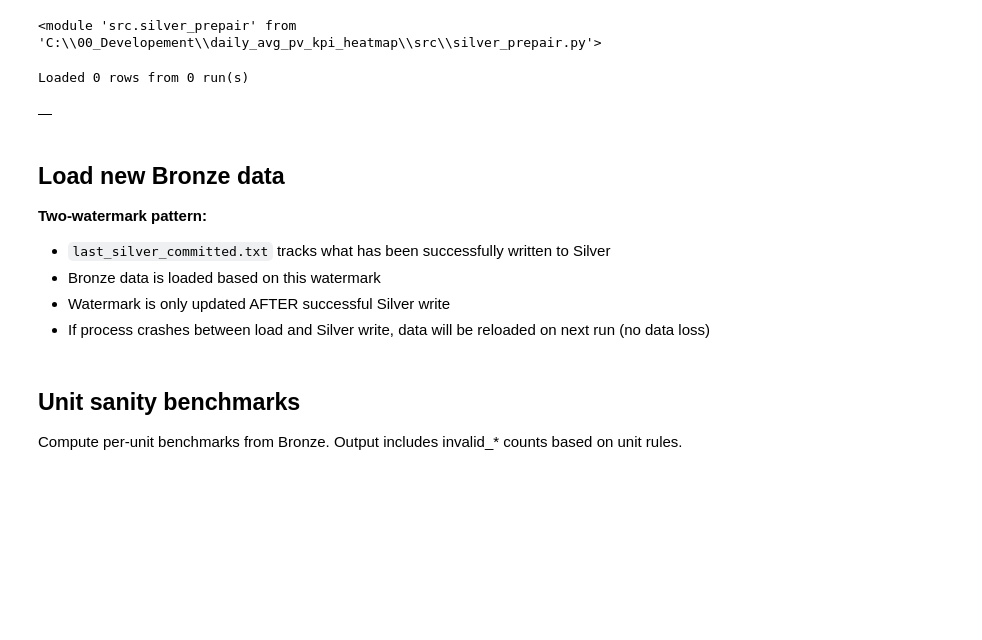
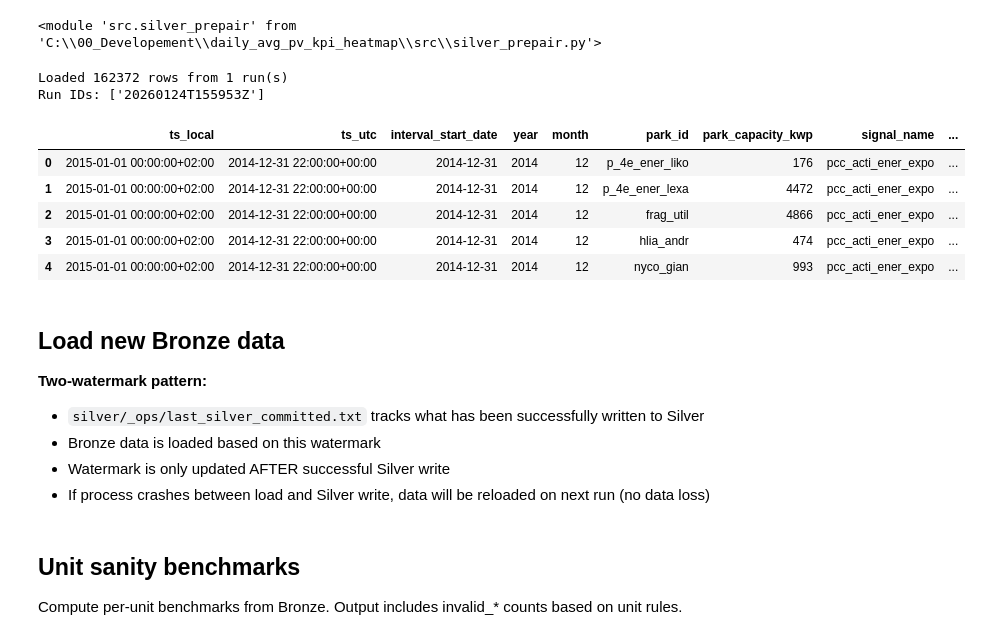
Before and after one commit to steliosvliaros/daily_avg_pv_kpi_heatmap, a Jupyter notebook: notebooks/01_prototype_pvgis_pi_heatmap.ipynb, the cells around one changed output. Saved outputs shown, nothing was run; the diff lists cells and outputs as text; code cells hidden in the pictures; blank space fills up the shorter version.

```diff
--- a/notebooks/01_prototype_pvgis_pi_heatmap.ipynb
+++ b/notebooks/01_prototype_pvgis_pi_heatmap.ipynb
@@ -162,6 +162,7 @@ importlib.reload(bi)
 # Paths
 DATA_ROOT = WORKSPACE_ROOT / "data"
 BRONZE_ROOT = WORKSPACE_ROOT / "bronze"
+SILVER_ROOT = WORKSPACE_ROOT / "silver"
 MAPPINGS_ROOT = WORKSPACE_ROOT / "mappings"
 
 # Ensure expected folders exist
@@ -276,26 +277,32 @@ importlib.reload(sp)
 # %%
 # Two-watermark pattern for safe Bronze -> Silver loading
 # silver_watermark tracks what has been COMMITTED to silver
 # Only updates after successful silver write (prevents data loss on crash)
 
-silver_watermark_path = WORKSPACE_ROOT / "outputs" / "last_silver_committed.txt"
+silver_watermark_path = SILVER_ROOT / "_ops" / "last_silver_committed.txt"
 df_new, loaded_run_ids = sp.load_new_bronze_parts_from_runlogs(
     BRONZE_ROOT,
     silver_watermark_path
 )
 
 print(f"Loaded {len(df_new)} rows from {len(loaded_run_ids)} run(s)")
 if loaded_run_ids:
     print(f"Run IDs: {loaded_run_ids}")
 df_new.head()
 # %% [output]
-Loaded 0 rows from 0 run(s)
+Loaded 162372 rows from 1 run(s)
+Run IDs: ['20260124T155953Z']
-|  |
+|  | ts_local | ts_utc | interval_start_date | year | month | park_id | park_capacity_kwp | signal_name | ... |
+| 0 | 2015-01-01 00:00:00+02:00 | 2014-12-31 22:00:00+00:00 | 2014-12-31 | 2014 | 12 | p_4e_ener_liko | 176 | pcc_acti_ener_expo | ... |
+| 1 | 2015-01-01 00:00:00+02:00 | 2014-12-31 22:00:00+00:00 | 2014-12-31 | 2014 | 12 | p_4e_ener_lexa | 4472 | pcc_acti_ener_expo | ... |
+| 2 | 2015-01-01 00:00:00+02:00 | 2014-12-31 22:00:00+00:00 | 2014-12-31 | 2014 | 12 | frag_util | 4866 | pcc_acti_ener_expo | ... |
+| 3 | 2015-01-01 00:00:00+02:00 | 2014-12-31 22:00:00+00:00 | 2014-12-31 | 2014 | 12 | hlia_andr | 474 | pcc_acti_ener_expo | ... |
+| 4 | 2015-01-01 00:00:00+02:00 | 2014-12-31 22:00:00+00:00 | 2014-12-31 | 2014 | 12 | nyco_gian | 993 | pcc_acti_ener_expo | ... |
 # %% [markdown]
 ## Load new Bronze data
 
 **Two-watermark pattern:**
-- `last_silver_committed.txt` tracks what has been successfully written to Silver
+- `silver/_ops/last_silver_committed.txt` tracks what has been successfully written to Silver
 - Bronze data is loaded based on this watermark
 - Watermark is only updated AFTER successful Silver write
 - If process crashes between load and Silver write, data will be reloaded on next run (no data loss)
```
Also changed, not shown: parts of 5 cells of this notebook, 2 other files.
